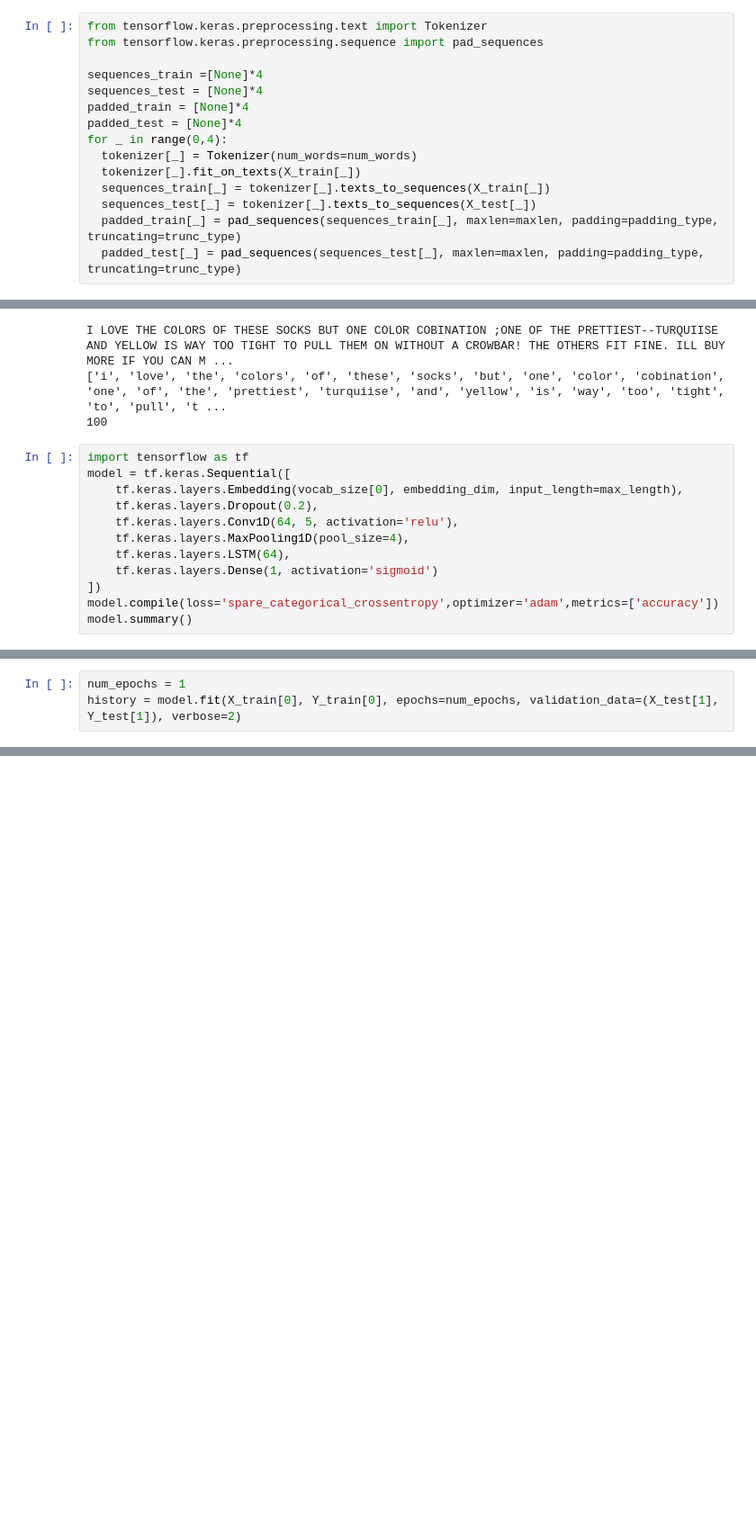
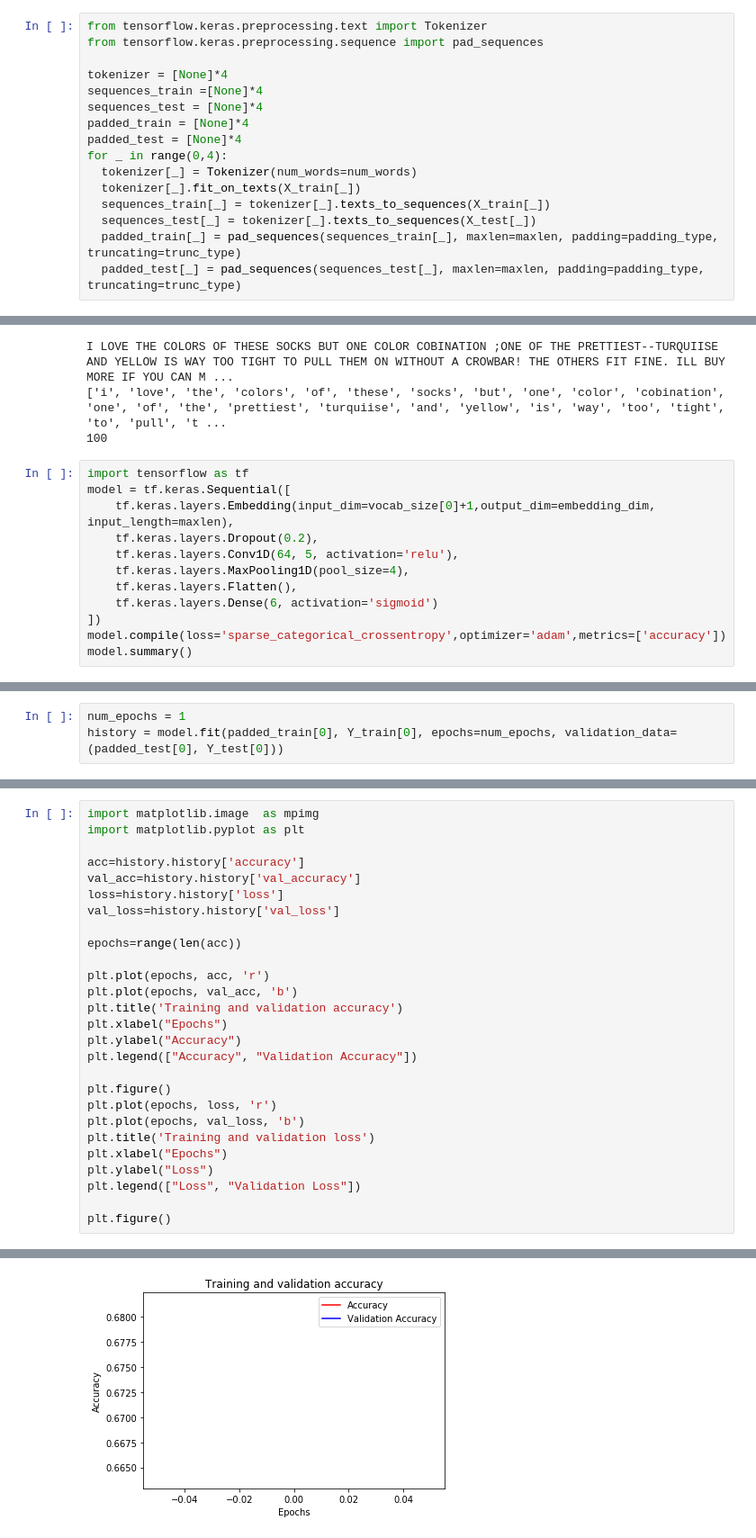
Before and after one commit to ananyashreyjain/colab, a Jupyter notebook: SOP.ipynb, the cells around one changed output, grey strips where cells are left out. Shown: that part at 90% size. Drawn from its saved outputs; the diff is of its cells as text; blank space fills up the shorter version.

```diff
--- a/SOP.ipynb
+++ b/SOP.ipynb
@@ -114,6 +81,7 @@ print(X_test[0].shape, Y_test[0].shape)
 from tensorflow.keras.preprocessing.text import Tokenizer
 from tensorflow.keras.preprocessing.sequence import pad_sequences
 
+tokenizer = [None]*4
 sequences_train =[None]*4
 sequences_test = [None]*4
 padded_train = [None]*4
@@ -142,13 +110,13 @@ I LOVE THE COLORS OF THESE SOCKS BUT ONE COLOR COBINATION ;ONE OF THE PRETTIEST-
 # %%
 import tensorflow as tf
 model = tf.keras.Sequential([
-    tf.keras.layers.Embedding(vocab_size[0], embedding_dim, input_length=max_length),
+    tf.keras.layers.Embedding(input_dim=vocab_size[0]+1,output_dim=embedding_dim, input_length=maxlen),
     tf.keras.layers.Dropout(0.2),
     tf.keras.layers.Conv1D(64, 5, activation='relu'),
     tf.keras.layers.MaxPooling1D(pool_size=4),
-    tf.keras.layers.LSTM(64),
-    tf.keras.layers.Dense(1, activation='sigmoid')
+    tf.keras.layers.Flatten(),
+    tf.keras.layers.Dense(6, activation='sigmoid')
 ])
-model.compile(loss='spare_categorical_crossentropy',optimizer='adam',metrics=['accuracy'])
+model.compile(loss='sparse_categorical_crossentropy',optimizer='adam',metrics=['accuracy'])
 model.summary()
 # %% [output]
@@ -174,5 +142,5 @@ Non-trainable params: 0
 _________________________________________________________________
 # %%
 num_epochs = 1
-history = model.fit(X_train[0], Y_train[0], epochs=num_epochs, validation_data=(X_test[1], Y_test[1]), verbose=2)
+history = model.fit(padded_train[0], Y_train[0], epochs=num_epochs, validation_data=(padded_test[0], Y_test[0]))
 # %% [output]
@@ -181,0 +151,28 @@ ValueError: ignored
+# %%
+import matplotlib.image  as mpimg
+import matplotlib.pyplot as plt
+
+acc=history.history['accuracy']
+val_acc=history.history['val_accuracy']
+loss=history.history['loss']
+val_loss=history.history['val_loss']
+
+epochs=range(len(acc))
+
+plt.plot(epochs, acc, 'r')
+plt.plot(epochs, val_acc, 'b')
+plt.title('Training and validation accuracy')
+plt.xlabel("Epochs")
+plt.ylabel("Accuracy")
+plt.legend(["Accuracy", "Validation Accuracy"])
+
+plt.figure()
+plt.plot(epochs, loss, 'r')
+plt.plot(epochs, val_loss, 'b')
+plt.title('Training and validation loss')
+plt.xlabel("Epochs")
+plt.ylabel("Loss")
+plt.legend(["Loss", "Validation Loss"])
+
+plt.figure()
+# %% [output]
@@ -181,0 +180 @@ ValueError: ignored
+[figure, added]
```
Also changed, not shown: parts of 10 cells of this notebook.
